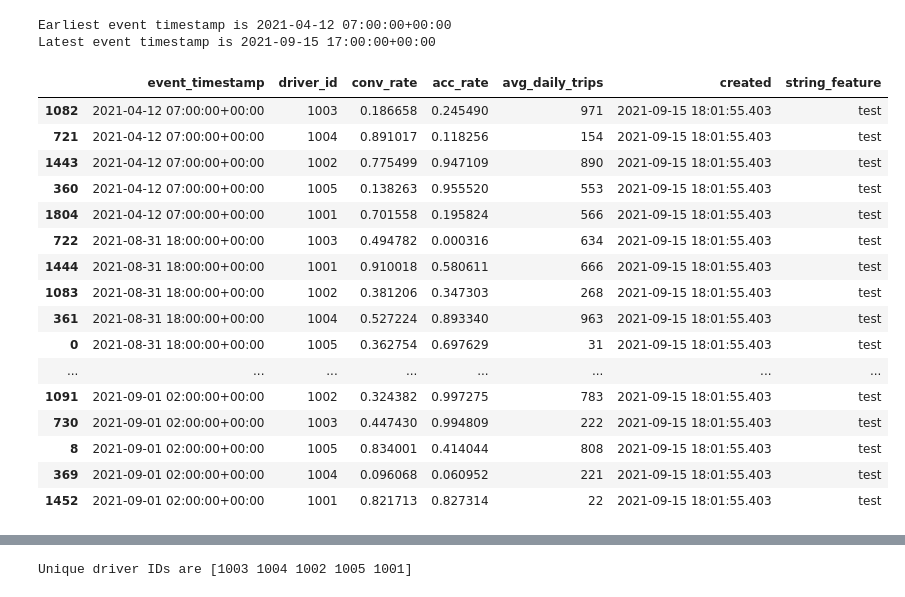
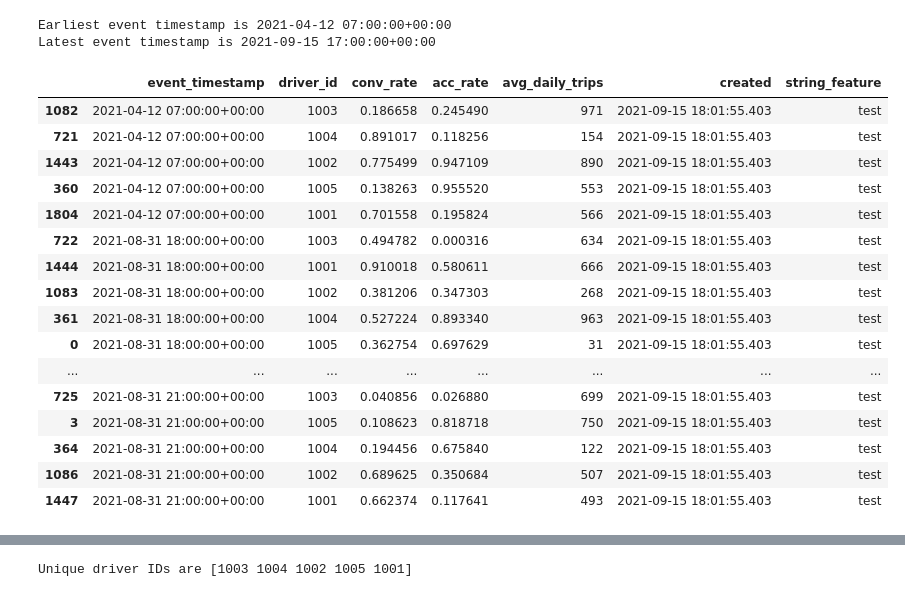
Before and after one commit to tavetisyan95/feast_data_validation, a Jupyter notebook: data_exploration.ipynb, the cells around one changed output, grey strips where cells are left out. Drawn from its saved outputs; the diff is of its cells as text; code cells hidden in the pictures.

```diff
--- a/data_exploration.ipynb
+++ b/data_exploration.ipynb
@@ -4,7 +4,7 @@ import pandas as pd
 import numpy as np
 
 # Loading the driver stats dataset into a DataFrame
-data = pd.read_parquet("driver_stats/data/driver_stats_with_string.parquet")
+data = pd.read_parquet(path="driver_stats/data/driver_stats_with_string.parquet")
 
 # Sorting the rows by event timestamps, from oldest to newest
 data = data.sort_values(by="event_timestamp")
@@ -16,24 +16,24 @@ print(f"Latest event timestamp is {data['event_timestamp'].max()}")
 Earliest event timestamp is 2021-04-12 07:00:00+00:00
 Latest event timestamp is 2021-09-15 17:00:00+00:00
 # %%
-# Inspecting the first 50 feature rows
-data.head(50)
+# Inspecting the first 25 feature rows
+data.head(25)
 # %% [output]
 |  | event_timestamp | driver_id | conv_rate | acc_rate | avg_daily_trips | created | string_feature |
 | 1082 | 2021-04-12 07:00:00+00:00 | 1003 | 0.186658 | 0.245490 | 971 | 2021-09-15 18:01:55.403 | test |
 | 721 | 2021-04-12 07:00:00+00:00 | 1004 | 0.891017 | 0.118256 | 154 | 2021-09-15 18:01:55.403 | test |
 | 1443 | 2021-04-12 07:00:00+00:00 | 1002 | 0.775499 | 0.947109 | 890 | 2021-09-15 18:01:55.403 | test |
 | 360 | 2021-04-12 07:00:00+00:00 | 1005 | 0.138263 | 0.955520 | 553 | 2021-09-15 18:01:55.403 | test |
 | 1804 | 2021-04-12 07:00:00+00:00 | 1001 | 0.701558 | 0.195824 | 566 | 2021-09-15 18:01:55.403 | test |
 | 722 | 2021-08-31 18:00:00+00:00 | 1003 | 0.494782 | 0.000316 | 634 | 2021-09-15 18:01:55.403 | test |
 | 1444 | 2021-08-31 18:00:00+00:00 | 1001 | 0.910018 | 0.580611 | 666 | 2021-09-15 18:01:55.403 | test |
 | 1083 | 2021-08-31 18:00:00+00:00 | 1002 | 0.381206 | 0.347303 | 268 | 2021-09-15 18:01:55.403 | test |
 | 361 | 2021-08-31 18:00:00+00:00 | 1004 | 0.527224 | 0.893340 | 963 | 2021-09-15 18:01:55.403 | test |
 | 0 | 2021-08-31 18:00:00+00:00 | 1005 | 0.362754 | 0.697629 | 31 | 2021-09-15 18:01:55.403 | test |
 | ... | ... | ... | ... | ... | ... | ... | ... |
-| 1091 | 2021-09-01 02:00:00+00:00 | 1002 | 0.324382 | 0.997275 | 783 | 2021-09-15 18:01:55.403 | test |
-| 730 | 2021-09-01 02:00:00+00:00 | 1003 | 0.447430 | 0.994809 | 222 | 2021-09-15 18:01:55.403 | test |
-| 8 | 2021-09-01 02:00:00+00:00 | 1005 | 0.834001 | 0.414044 | 808 | 2021-09-15 18:01:55.403 | test |
-| 369 | 2021-09-01 02:00:00+00:00 | 1004 | 0.096068 | 0.060952 | 221 | 2021-09-15 18:01:55.403 | test |
-| 1452 | 2021-09-01 02:00:00+00:00 | 1001 | 0.821713 | 0.827314 | 22 | 2021-09-15 18:01:55.403 | test |
+| 725 | 2021-08-31 21:00:00+00:00 | 1003 | 0.040856 | 0.026880 | 699 | 2021-09-15 18:01:55.403 | test |
+| 3 | 2021-08-31 21:00:00+00:00 | 1005 | 0.108623 | 0.818718 | 750 | 2021-09-15 18:01:55.403 | test |
+| 364 | 2021-08-31 21:00:00+00:00 | 1004 | 0.194456 | 0.675840 | 122 | 2021-09-15 18:01:55.403 | test |
+| 1086 | 2021-08-31 21:00:00+00:00 | 1002 | 0.689625 | 0.350684 | 507 | 2021-09-15 18:01:55.403 | test |
+| 1447 | 2021-08-31 21:00:00+00:00 | 1001 | 0.662374 | 0.117641 | 493 | 2021-09-15 18:01:55.403 | test |
 # %%
```
Also changed, not shown: parts of 2 cells of this notebook, 4 other files.
